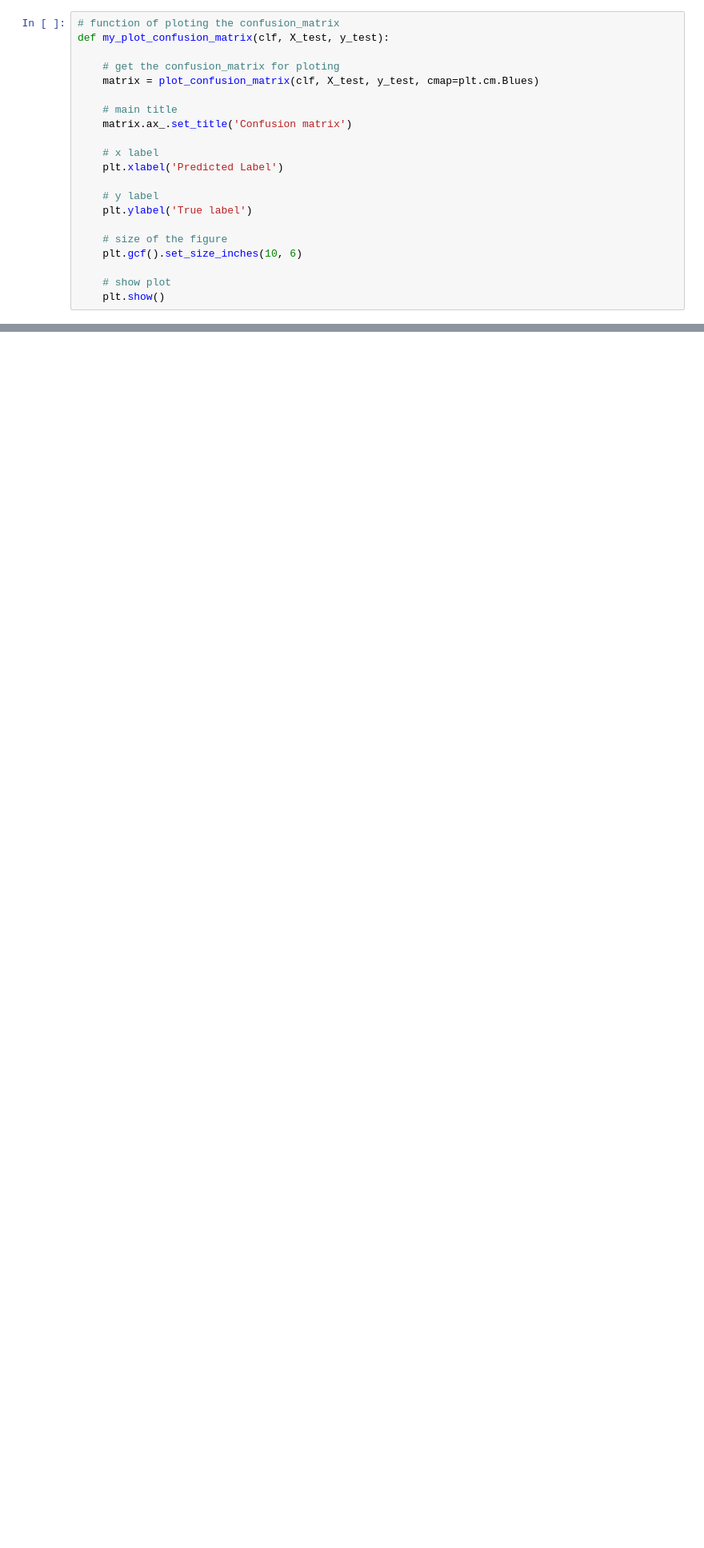
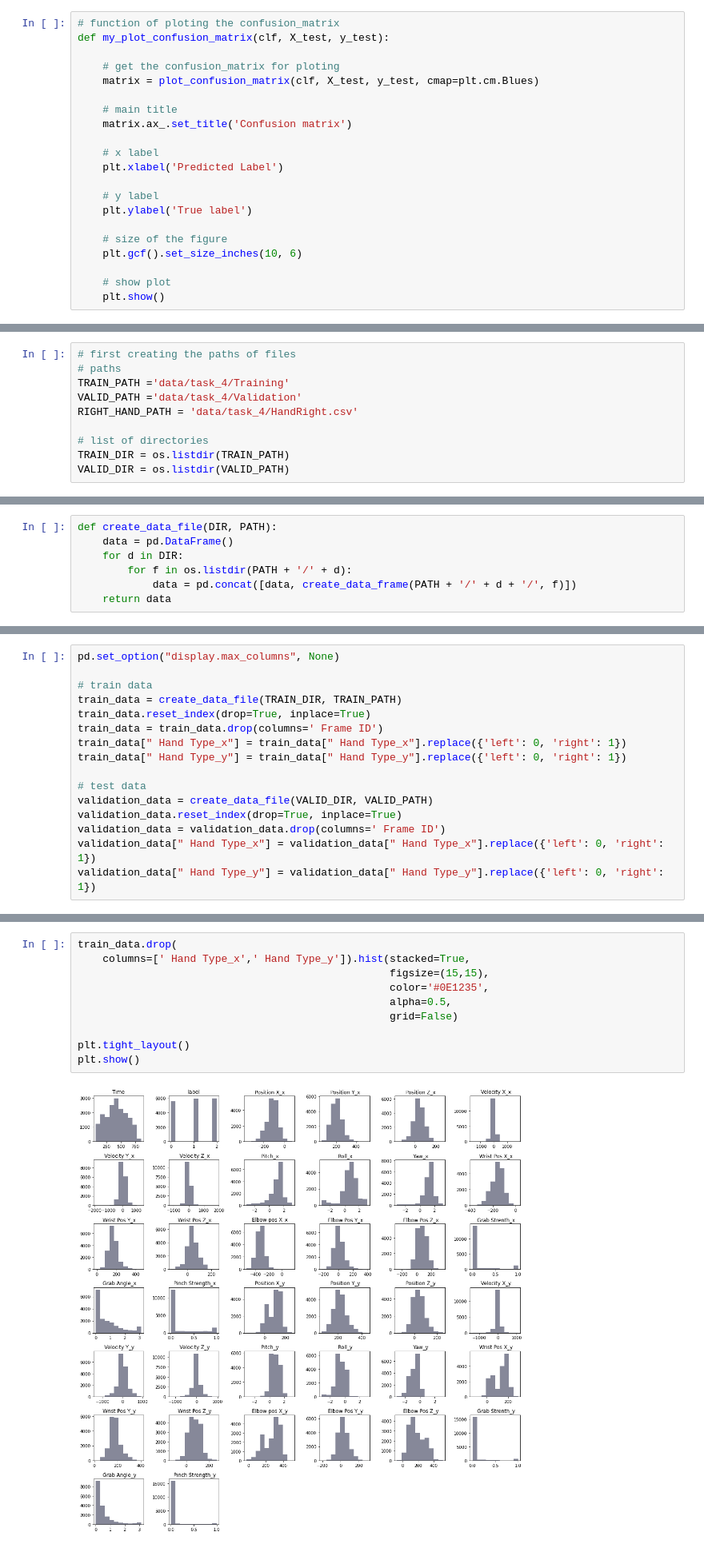
Before and after one commit to kggold4/final-project-data-visualization, a Jupyter notebook: task_4.ipynb, the cells around one changed output, grey strips where cells are left out. Shown at 80% size. Saved outputs shown, nothing was run; the diff lists cells and outputs as text; blank space fills up the shorter version.

```diff
--- a/task_4.ipynb
+++ b/task_4.ipynb
@@ -100,0 +111,10 @@ def my_plot_confusion_matrix(clf, X_test, y_test):
+# %%
+# first creating the paths of files
+# paths
+TRAIN_PATH ='data/task_4/Training'
+VALID_PATH ='data/task_4/Validation'
+RIGHT_HAND_PATH = 'data/task_4/HandRight.csv'
+
+# list of directories
+TRAIN_DIR = os.listdir(TRAIN_PATH)
+VALID_DIR = os.listdir(VALID_PATH)
@@ -100,0 +196,7 @@ def my_plot_confusion_matrix(clf, X_test, y_test):
+# %%
+def create_data_file(DIR, PATH):
+    data = pd.DataFrame()
+    for d in DIR:
+        for f in os.listdir(PATH + '/' + d):
+            data = pd.concat([data, create_data_frame(PATH + '/' + d + '/', f)])
+    return data
@@ -100,0 +205,16 @@ def my_plot_confusion_matrix(clf, X_test, y_test):
+# %%
+pd.set_option("display.max_columns", None)
+
+# train data
+train_data = create_data_file(TRAIN_DIR, TRAIN_PATH)
+train_data.reset_index(drop=True, inplace=True)
+train_data = train_data.drop(columns=' Frame ID')
+train_data[" Hand Type_x"] = train_data[" Hand Type_x"].replace({'left': 0, 'right': 1})
+train_data[" Hand Type_y"] = train_data[" Hand Type_y"].replace({'left': 0, 'right': 1})
+
+# test data
+validation_data = create_data_file(VALID_DIR, VALID_PATH)
+validation_data.reset_index(drop=True, inplace=True)
+validation_data = validation_data.drop(columns=' Frame ID')
+validation_data[" Hand Type_x"] = validation_data[" Hand Type_x"].replace({'left': 0, 'right': 1})
+validation_data[" Hand Type_y"] = validation_data[" Hand Type_y"].replace({'left': 0, 'right': 1})
@@ -100,0 +307,12 @@ def my_plot_confusion_matrix(clf, X_test, y_test):
+# %%
+train_data.drop(
+    columns=[' Hand Type_x',' Hand Type_y']).hist(stacked=True,
+                                                  figsize=(15,15),
+                                                  color='#0E1235',
+                                                  alpha=0.5,
+                                                  grid=False)
+
+plt.tight_layout()
+plt.show()
+# %% [output]
+[figure, added]
```
Also changed, not shown: parts of 65 cells of this notebook.
